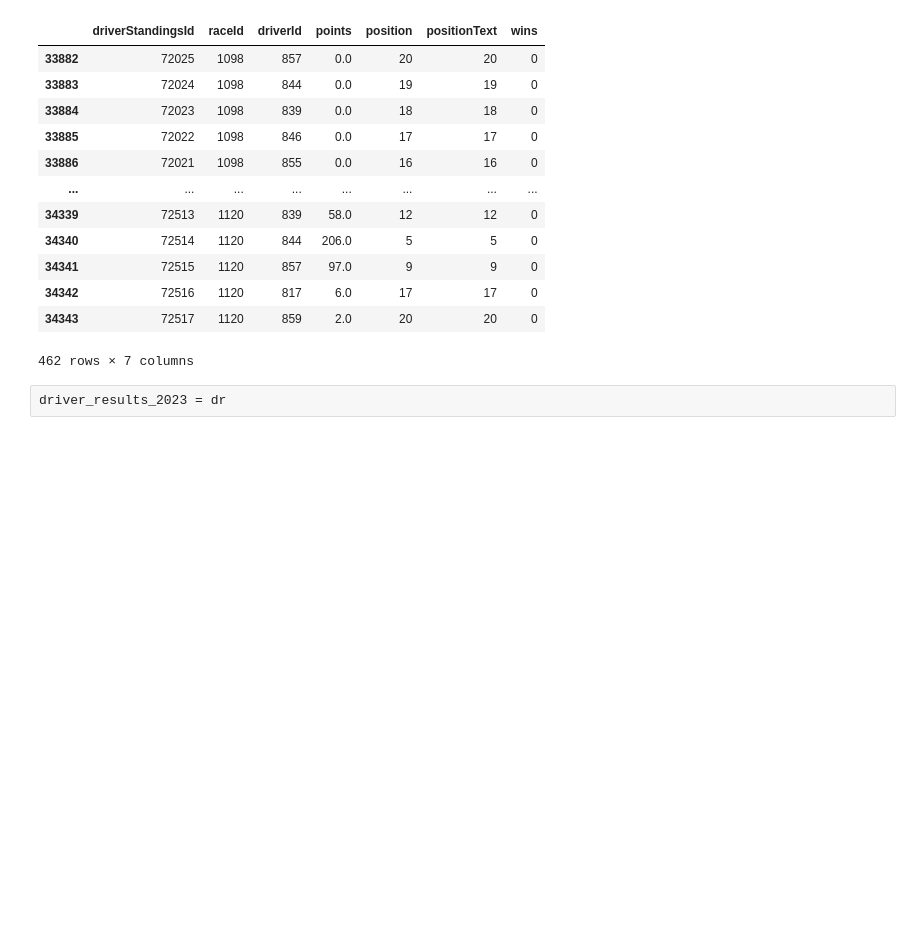
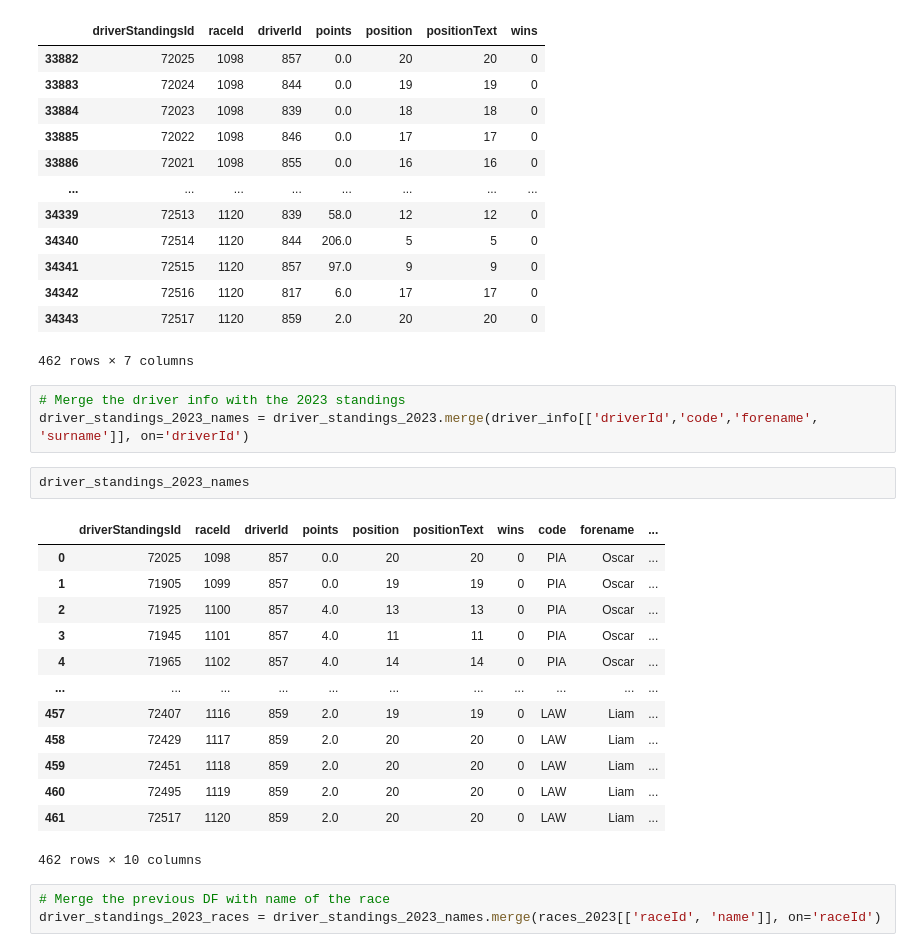
Before and after one commit to markprubin/formula1-analyst, a Jupyter notebook: F1 Driver and Constructor Season Totals 2023.ipynb, the cells around one changed output. Saved outputs shown, nothing was run; the diff lists cells and outputs as text; blank space fills up the shorter version.

```diff
--- a/F1 Driver and Constructor Season Totals 2023.ipynb
+++ b/F1 Driver and Constructor Season Totals 2023.ipynb
@@ -87,4 +87,24 @@ driver_standings_2023
 | 34343 | 72517 | 1120 | 859 | 2.0 | 20 | 20 | 0 |
 462 rows × 7 columns
 # %%
-driver_results_2023 = dr
+# Merge the driver info with the 2023 standings
+driver_standings_2023_names = driver_standings_2023.merge(driver_info[['driverId','code','forename', 'surname']], on='driverId')
+# %%
+driver_standings_2023_names
+# %% [output]
+|  | driverStandingsId | raceId | driverId | points | position | positionText | wins | code | forename | ... |
+| 0 | 72025 | 1098 | 857 | 0.0 | 20 | 20 | 0 | PIA | Oscar | ... |
+| 1 | 71905 | 1099 | 857 | 0.0 | 19 | 19 | 0 | PIA | Oscar | ... |
+| 2 | 71925 | 1100 | 857 | 4.0 | 13 | 13 | 0 | PIA | Oscar | ... |
+| 3 | 71945 | 1101 | 857 | 4.0 | 11 | 11 | 0 | PIA | Oscar | ... |
+| 4 | 71965 | 1102 | 857 | 4.0 | 14 | 14 | 0 | PIA | Oscar | ... |
+| ... | ... | ... | ... | ... | ... | ... | ... | ... | ... | ... |
+| 457 | 72407 | 1116 | 859 | 2.0 | 19 | 19 | 0 | LAW | Liam | ... |
+| 458 | 72429 | 1117 | 859 | 2.0 | 20 | 20 | 0 | LAW | Liam | ... |
+| 459 | 72451 | 1118 | 859 | 2.0 | 20 | 20 | 0 | LAW | Liam | ... |
+| 460 | 72495 | 1119 | 859 | 2.0 | 20 | 20 | 0 | LAW | Liam | ... |
+| 461 | 72517 | 1120 | 859 | 2.0 | 20 | 20 | 0 | LAW | Liam | ... |
+462 rows × 10 columns
+# %%
+# Merge the previous DF with name of the race
+driver_standings_2023_races = driver_standings_2023_names.merge(races_2023[['raceId', 'name']], on='raceId')
```
Also changed, not shown: parts of 7 cells of this notebook.
